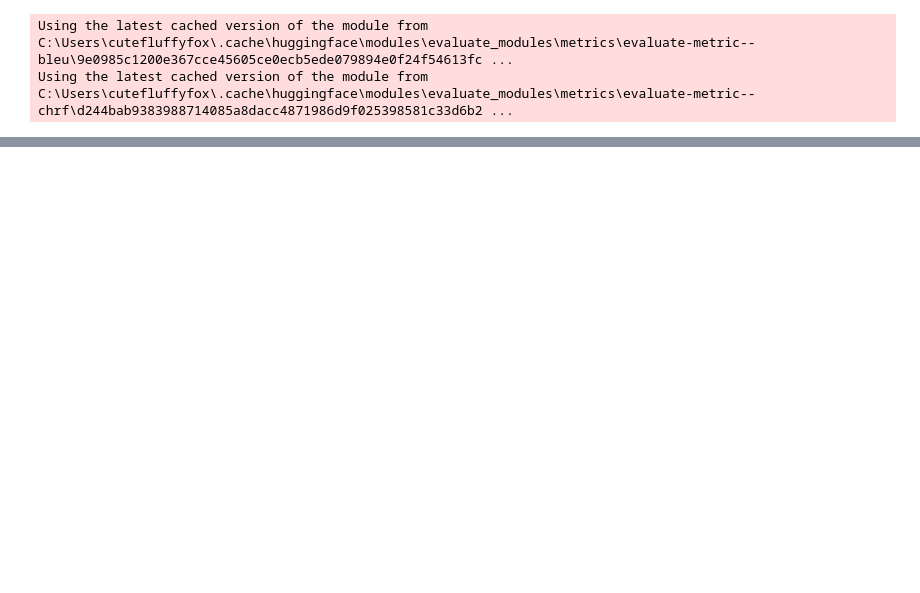
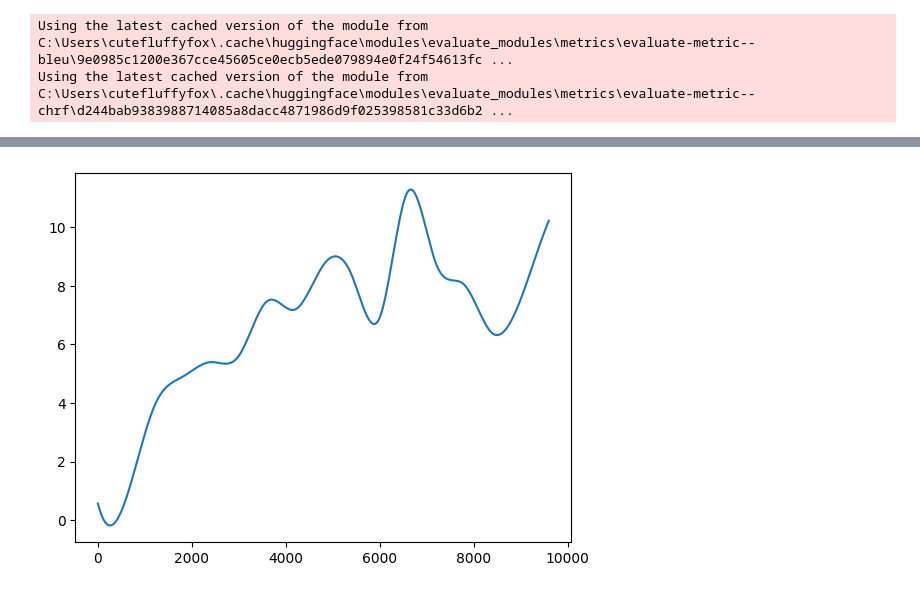
Before and after one commit to cutefluffyfox/MT-vocab-tuning, a Jupyter notebook: notebooks/eval_trained.ipynb, the cells around one changed output, grey strips where cells are left out. Saved outputs shown, nothing was run; the diff lists cells and outputs as text; code cells hidden in the pictures; blank space fills up the shorter version.

```diff
--- a/notebooks/eval_trained.ipynb
+++ b/notebooks/eval_trained.ipynb
@@ -309,3 +337,19 @@ chrf : 43.9034846960344
+# %%
+# from scipy.interpolate import spline
+from scipy.interpolate import make_interp_spline, BSpline
+import numpy as np
+
+
+# 300 represents number of points to make between T.min and T.max
+xnew = np.linspace(min(graph['indexes']), max(graph['indexes']), 300)
+
+spl = make_interp_spline(graph['indexes'], graph['BLEU'], k=3)  # type: BSpline
+power_smooth = spl(xnew)
+
+plt.plot(xnew, power_smooth)
+plt.show()
+# %% [output]
+[figure, added]
 # %%
 # with open('C:\\Users\\cutefluffyfox\\PycharmProjects\\MT-vocab-tuning\\data\\benchmark\\mhr-ru\\nllb200.mhr_ru.txt', 'r', encoding='UTF-8') as file:
 #     print(eval(file.readlines()[942])['translation'])
```
Also changed, not shown: parts of 3 cells of this notebook, 2 other files.
